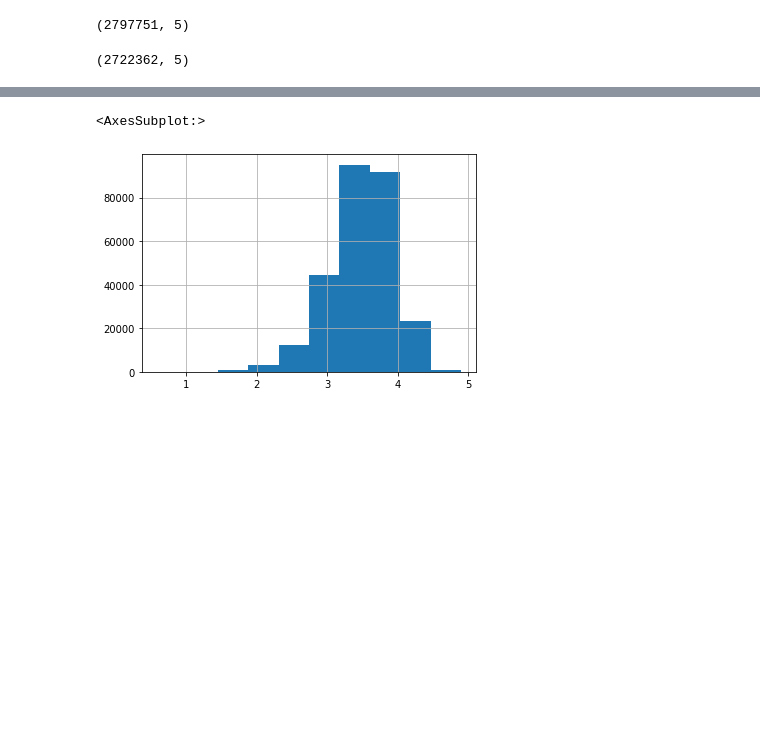
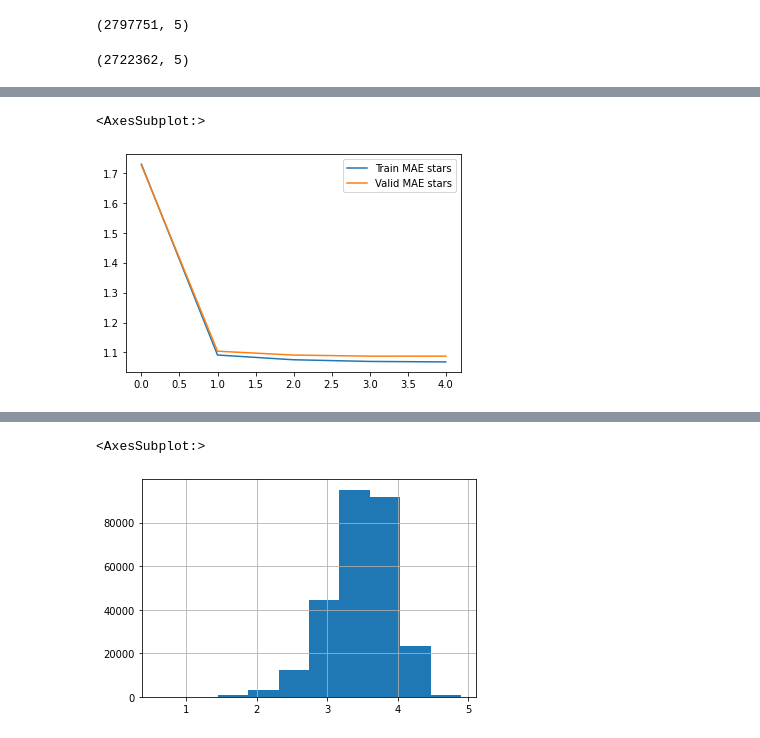
Before and after one commit to prompteus/csfd-movie-recommender, a Jupyter notebook: src/recommend/notebooks/cf_playground.ipynb, the cells around one changed output, grey strips where cells are left out. Saved outputs shown, nothing was run; the diff lists cells and outputs as text; code cells hidden in the pictures; blank space fills up the shorter version.

```diff
--- a/src/recommend/notebooks/cf_playground.ipynb
+++ b/src/recommend/notebooks/cf_playground.ipynb
@@ -99,0 +127,8 @@ None
+# %%
+pd.DataFrame({
+    "Train MAE stars": pd.DataFrame(recommender_big.trainer.metrics_train).mae_stars,
+    "Valid MAE stars": pd.DataFrame(recommender_big.trainer.metrics_valid).mae_stars,
+}).plot()
+# %% [output]
+<AxesSubplot:>
+[figure, added]
```
Also changed, not shown: parts of 15 cells of this notebook.
